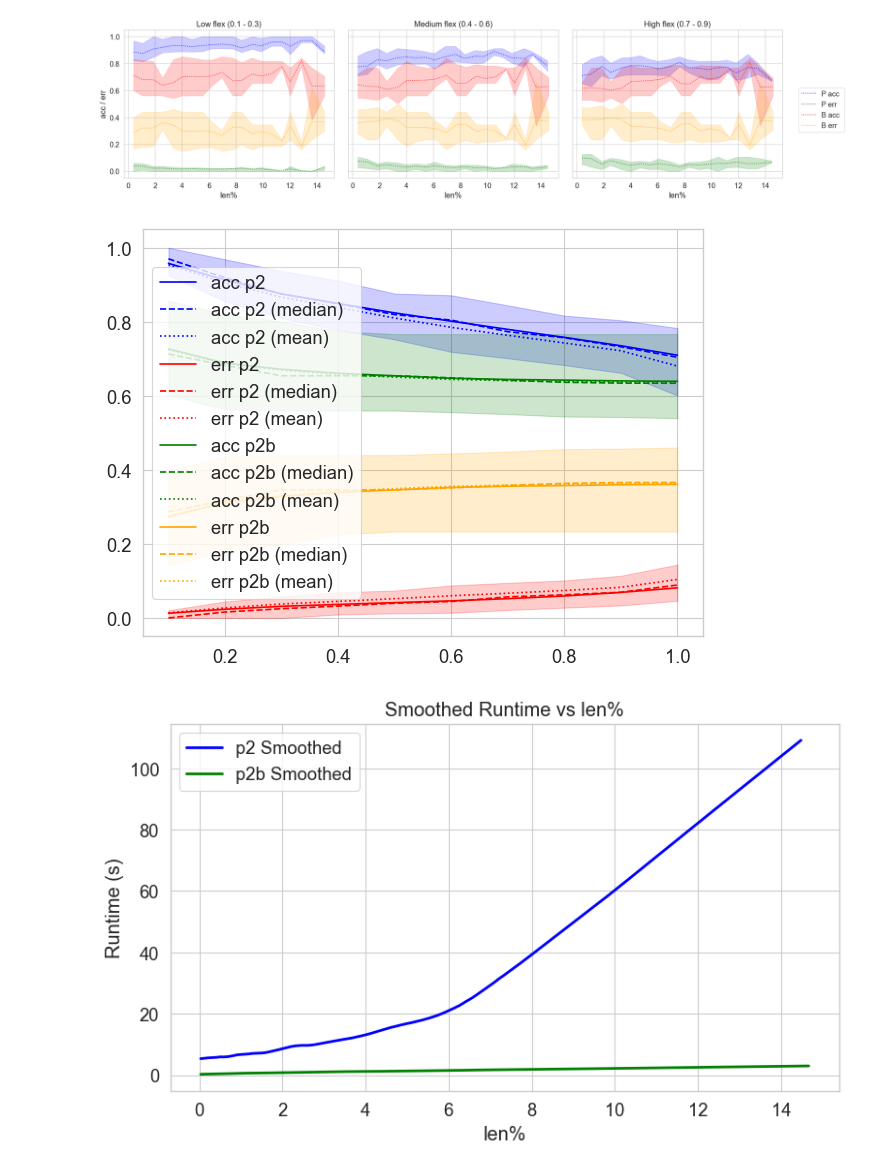
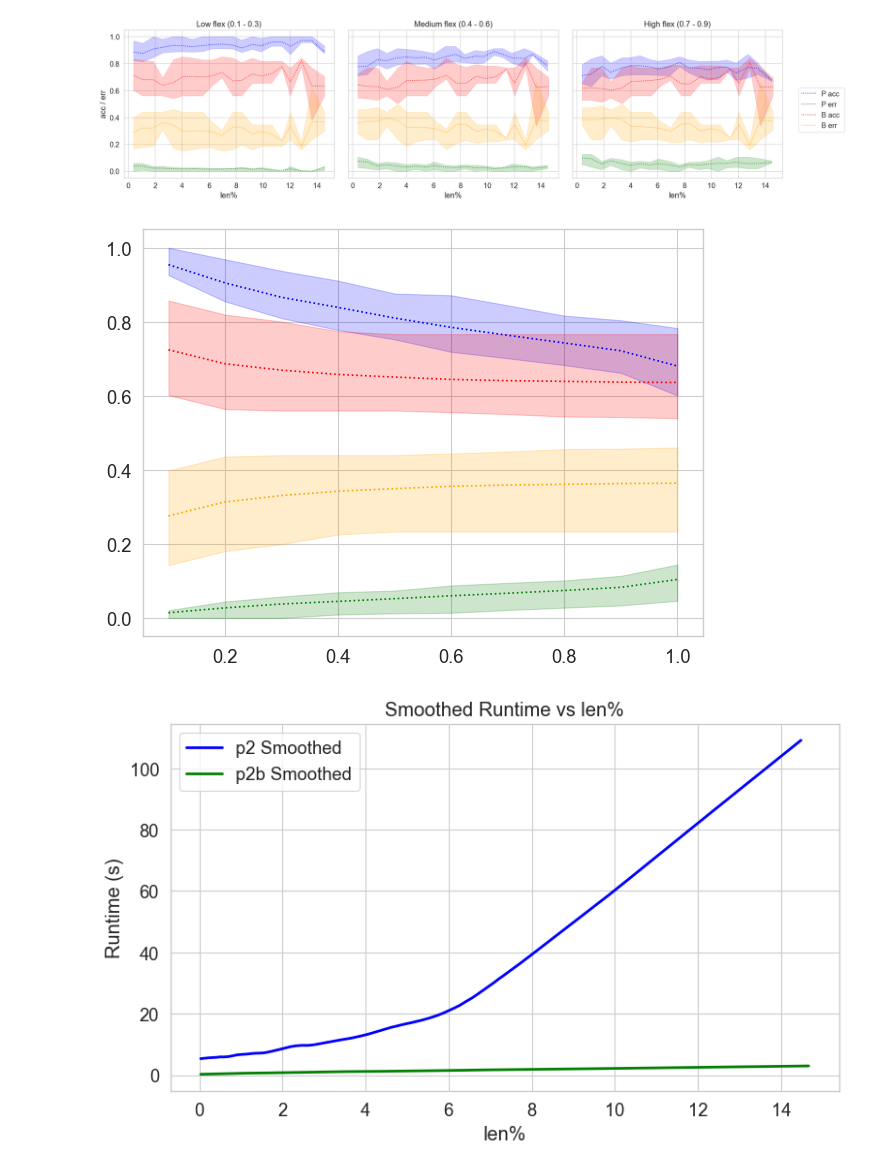
Before and after one commit to utop1an/locm3, a Jupyter notebook: src/examples/plot_all.ipynb, the cells around one changed output. Saved outputs shown, nothing was run; the diff lists cells and outputs as text; code cells hidden in the pictures.

```diff
--- a/src/examples/plot_all.ipynb
+++ b/src/examples/plot_all.ipynb
@@ -415,47 +480,38 @@ band_err_p2 = compute_percentiles_discrete(p2_df_flex, 'dod', 'error_rate')
 
 band_acc_p2b = compute_percentiles_discrete(p2b_df_flex, 'dod', 'accuracy')
 band_err_p2b = compute_percentiles_discrete(p2b_df_flex, 'dod', 'error_rate')
 
 
 acc_p2 = lowess(p2_df_flex['accuracy'], p2_df_flex['dod'], frac=0.3)
 err_p2 = lowess(p2_df_flex['error_rate'], p2_df_flex['dod'], frac=0.3)
 
 acc_p2b = lowess(p2b_df_flex['accuracy'], p2b_df_flex['dod'], frac=0.3)
 err_p2b = lowess(p2b_df_flex['error_rate'], p2b_df_flex['dod'], frac=0.3)
 
 # Combine into dataframe for seaborn
 
 
 
-plt.plot(acc_p2[:, 0], acc_p2[:, 1], label='acc p2', color='blue')
 plt.fill_between(band_acc_p2['x'], band_acc_p2['p25'], band_acc_p2['p75'], color='blue', alpha=0.2)
-plt.plot(band_acc_p2['x'], band_acc_p2['p50'], label='acc p2 (median)', color='blue', linestyle='--')
 plt.plot(band_acc_p2['x'], band_acc_p2['mean'], label='acc p2 (mean)', color='blue', linestyle=':')
 
 
-plt.plot(err_p2[:, 0], err_p2[:, 1], label='err p2', color='red')
-plt.fill_between(band_err_p2['x'], band_err_p2['p25'], band_err_p2['p75'], color='red', alpha=0.2)
-plt.plot(band_err_p2['x'], band_err_p2['p50'], label='err p2 (median)', color='red', linestyle='--')
-plt.plot(band_err_p2['x'], band_err_p2['mean'], label='err p2 (mean)', color='red', linestyle=':')
+plt.fill_between(band_err_p2['x'], band_err_p2['p25'], band_err_p2['p75'], color='green', alpha=0.2)
+plt.plot(band_err_p2['x'], band_err_p2['mean'], label='err p2 (mean)', color='green', linestyle=':')
 
 
-plt.plot(acc_p2b[:, 0], acc_p2b[:, 1], label='acc p2b', color='green')
-plt.fill_between(band_acc_p2b['x'], band_acc_p2b['p25'], band_acc_p2b['p75'], color='green', alpha=0.2)
-plt.plot(band_acc_p2b['x'], band_acc_p2b['p50'], label='acc p2b (median)', color='green', linestyle='--')
-plt.plot(band_acc_p2b['x'], band_acc_p2b['mean'], label='acc p2b (mean)', color='green', linestyle=':')
+plt.fill_between(band_acc_p2b['x'], band_acc_p2b['p25'], band_acc_p2b['p75'], color='red', alpha=0.2)
+plt.plot(band_acc_p2b['x'], band_acc_p2b['mean'], label='acc p2b (mean)', color='red', linestyle=':')
 
 
-plt.plot(err_p2b[:, 0], err_p2b[:, 1], label='err p2b', color='orange')
 plt.fill_between(band_err_p2b['x'], band_err_p2b['p25'], band_err_p2b['p75'], color='orange', alpha=0.2)
-plt.plot(band_err_p2b['x'], band_err_p2b['p50'], label='err p2b (median)', color='orange', linestyle='--')
 plt.plot(band_err_p2b['x'], band_err_p2b['mean'], label='err p2b (mean)', color='orange', linestyle=':')
 
 
-plt.legend()
 plt.tight_layout()
 plt.show()
 # %% [output]
-[figure, old version]
+[figure, new version]
 # %%
 
 
```
Also changed, not shown: parts of 9 cells of this notebook, 13 other files.
